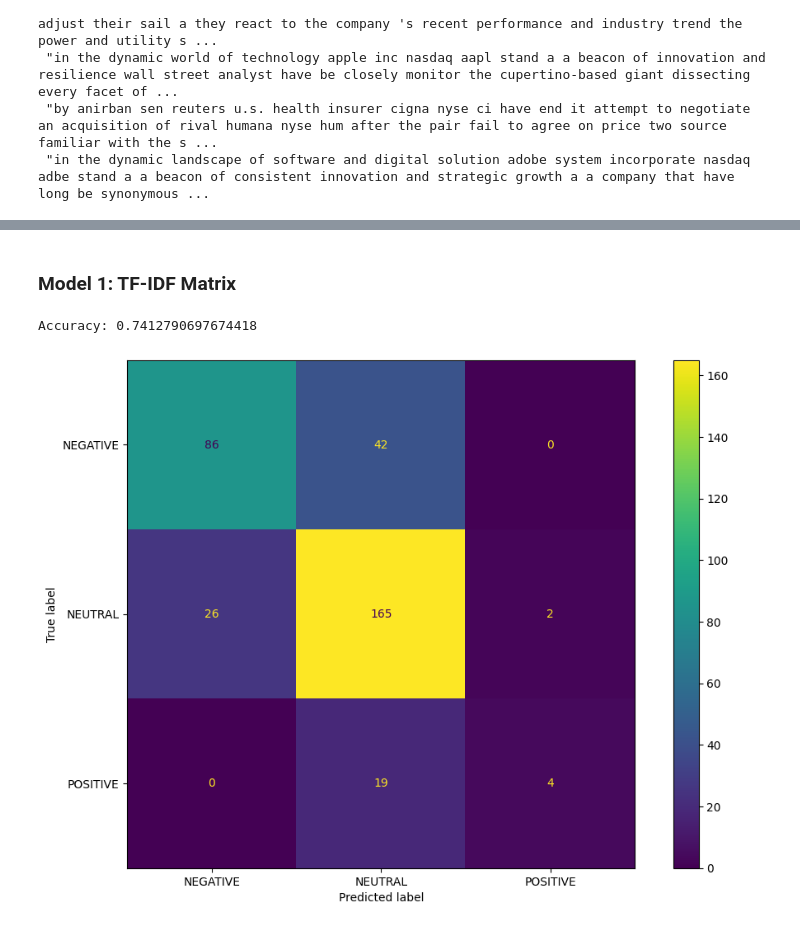
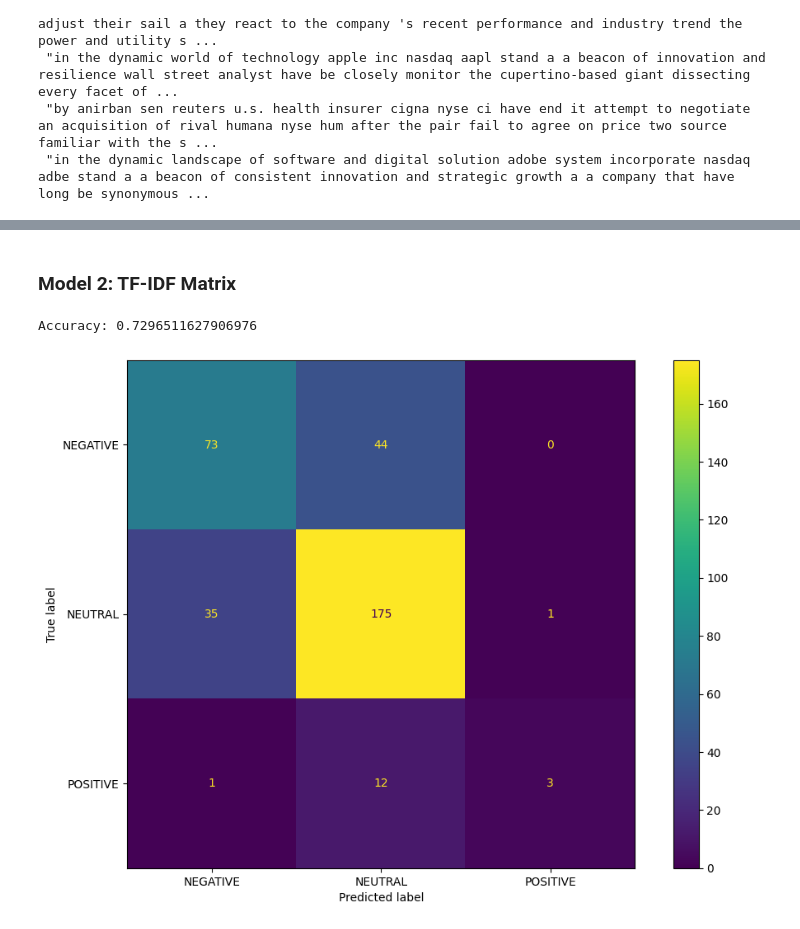
Before and after one commit to TJMazerolle/NLPFinalProject, a Jupyter notebook: NLPSentimentAnalysis.ipynb, the cells around one changed output, grey strips where cells are left out. Cells and saved outputs as stored; diff of their text form; code cells hidden in the pictures.

```diff
--- a/NLPSentimentAnalysis.ipynb
+++ b/NLPSentimentAnalysis.ipynb
@@ -82,0 +102,12 @@ X_train, X_test, y_train, y_test = train_test_split(formatted_text, sentimentsOf
+# %%
+clf_bow = GradientBoostingClassifier(random_state = rand)
+clf_bow.fit(X_train_bow, y_train)
+y_pred_bow = clf_bow.predict(X_test_bow)
+# %%
+class_names = ["NEGATIVE", "NEUTRAL", "POSITIVE"] # hard-coding for now since list(set(y_test)) puts names in wrong order for use in ConfusionMatrixDisplay()
+accuracy_bow = accuracy_score(y_test, y_pred_bow)
+print(f"Accuracy: {accuracy_bow}")
+
+fig, ax = plt.subplots(figsize=(12,8))
+conf_mat_bow = confusion_matrix(y_test, y_pred_bow)
+ConfusionMatrixDisplay(conf_mat_bow, display_labels = class_names).plot(ax = ax);
@@ -83,21 +117,21 @@ X_train, X_test, y_train, y_test = train_test_split(formatted_text, sentimentsOf
 # %% [markdown]
-### Model 1: TF-IDF Matrix
+### Model 2: TF-IDF Matrix
 # %%
-vectorizer = TfidfVectorizer()
-X_train_tfidf = vectorizer.fit_transform(X_train)
-X_test_tfidf = vectorizer.transform(X_test)
+tfidf_vectorizer = TfidfVectorizer()
+X_train_tfidf = tfidf_vectorizer.fit_transform(X_train)
+X_test_tfidf = tfidf_vectorizer.transform(X_test)
 # %%
-clf = GradientBoostingClassifier(learning_rate=0.1, max_depth=3, random_state=8972394)
-clf.fit(X_train_tfidf, y_train)
-y_pred = clf.predict(X_test_tfidf)
+clf_tfidf = GradientBoostingClassifier(random_state = rand)
+clf_tfidf.fit(X_train_tfidf, y_train)
+y_pred_tfidf = clf_tfidf.predict(X_test_tfidf)
 # %%
-accuracy = accuracy_score(y_test, y_pred)
-print(f"Accuracy: {accuracy}")
+accuracy_tfidf = accuracy_score(y_test, y_pred_tfidf)
+print(f"Accuracy: {accuracy_tfidf}")
 
 fig, ax = plt.subplots(figsize=(12,8))
-conf_mat_tfidf = confusion_matrix(y_test, y_pred)
-ConfusionMatrixDisplay(conf_mat_tfidf, display_labels = list(set(y_pred))).plot(ax = ax);
+conf_mat_tfidf = confusion_matrix(y_test, y_pred_tfidf)
+ConfusionMatrixDisplay(conf_mat_tfidf, display_labels = class_names).plot(ax = ax);
 # %% [output]
-Accuracy: 0.7412790697674418
+Accuracy: 0.7296511627906976
-[figure, old version]
+[figure, new version]
 # %% [markdown]
```
Also changed, not shown: parts of 11 cells of this notebook.
